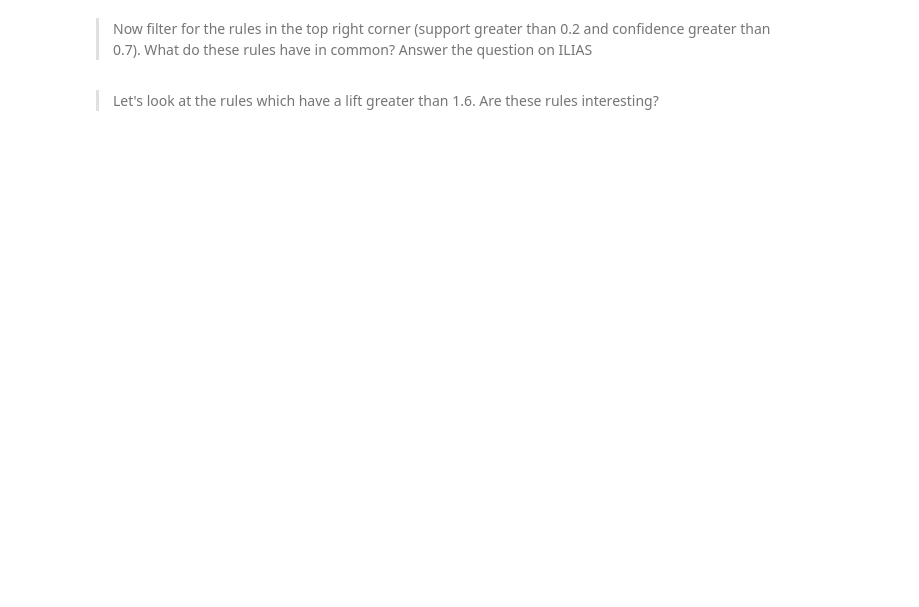
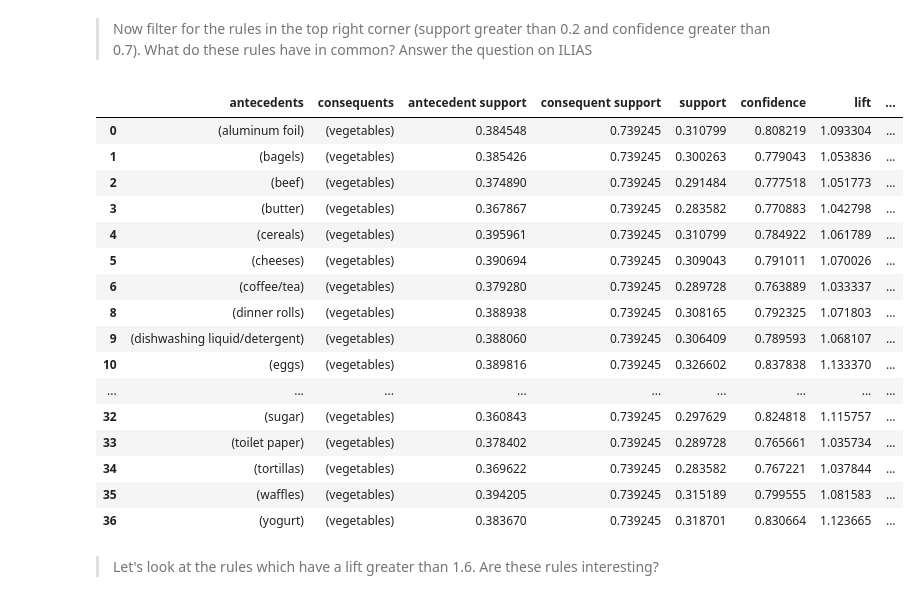
Before and after one commit to dave1b/ADML, a Jupyter notebook: 10 Association Rules/Association Rules.ipynb, the cells around one changed output. Saved outputs shown, nothing was run; the diff lists cells and outputs as text; code cells hidden in the pictures; blank space fills up the shorter version.

```diff
--- a/10 Association Rules/Association Rules.ipynb
+++ b/10 Association Rules/Association Rules.ipynb
@@ -88,6 +185,8 @@ transactions.shape
 # %% [markdown]
 There is a kind of placeholder item *'all- purpose'* (notice the space after the dash) in the data which appears multiple times in some transactions.
 > Remove rows with this item.
+# %%
+transactions.drop(transactions.index[transactions['Item'] == 'all- purpose'], inplace=True)
 # %%
 transactions = transactions[transactions.Item != 'all- purpose']
 # %%
@@ -106,0 +214,3 @@ We also calculate the size for each transaction.
+# %%
+transactions['Size'] = transactions['Item'].map(len)
+transactions.head()
@@ -158,4 +364,24 @@ rules.query('support > 0.05 and confidence > 0.9 and lift > 1.3')
 # %% [markdown]
 > Now filter for the rules in the top right corner (support greater than 0.2 and confidence greater than 0.7). What do these rules have in common? Answer the question on ILIAS
+# %%
+rules.query('support > 0.2 and confidence > 0.7 and lift ')
+# %% [output]
+|  | antecedents | consequents | antecedent support | consequent support | support | confidence | lift | ... |
+| 0 | (aluminum foil) | (vegetables) | 0.384548 | 0.739245 | 0.310799 | 0.808219 | 1.093304 | ... |
+| 1 | (bagels) | (vegetables) | 0.385426 | 0.739245 | 0.300263 | 0.779043 | 1.053836 | ... |
+| 2 | (beef) | (vegetables) | 0.374890 | 0.739245 | 0.291484 | 0.777518 | 1.051773 | ... |
+| 3 | (butter) | (vegetables) | 0.367867 | 0.739245 | 0.283582 | 0.770883 | 1.042798 | ... |
+| 4 | (cereals) | (vegetables) | 0.395961 | 0.739245 | 0.310799 | 0.784922 | 1.061789 | ... |
+| 5 | (cheeses) | (vegetables) | 0.390694 | 0.739245 | 0.309043 | 0.791011 | 1.070026 | ... |
+| 6 | (coffee/tea) | (vegetables) | 0.379280 | 0.739245 | 0.289728 | 0.763889 | 1.033337 | ... |
+| 8 | (dinner rolls) | (vegetables) | 0.388938 | 0.739245 | 0.308165 | 0.792325 | 1.071803 | ... |
+| 9 | (dishwashing liquid/detergent) | (vegetables) | 0.388060 | 0.739245 | 0.306409 | 0.789593 | 1.068107 | ... |
+| 10 | (eggs) | (vegetables) | 0.389816 | 0.739245 | 0.326602 | 0.837838 | 1.133370 | ... |
+| ... | ... | ... | ... | ... | ... | ... | ... | ... |
+| 32 | (sugar) | (vegetables) | 0.360843 | 0.739245 | 0.297629 | 0.824818 | 1.115757 | ... |
+| 33 | (toilet paper) | (vegetables) | 0.378402 | 0.739245 | 0.289728 | 0.765661 | 1.035734 | ... |
+| 34 | (tortillas) | (vegetables) | 0.369622 | 0.739245 | 0.283582 | 0.767221 | 1.037844 | ... |
+| 35 | (waffles) | (vegetables) | 0.394205 | 0.739245 | 0.315189 | 0.799555 | 1.081583 | ... |
+| 36 | (yogurt) | (vegetables) | 0.383670 | 0.739245 | 0.318701 | 0.830664 | 1.123665 | ... |
 # %% [markdown]
 > Let's look at the rules which have a lift greater than 1.6. Are these rules interesting?
```
Also changed, not shown: parts of 28 cells of this notebook.
